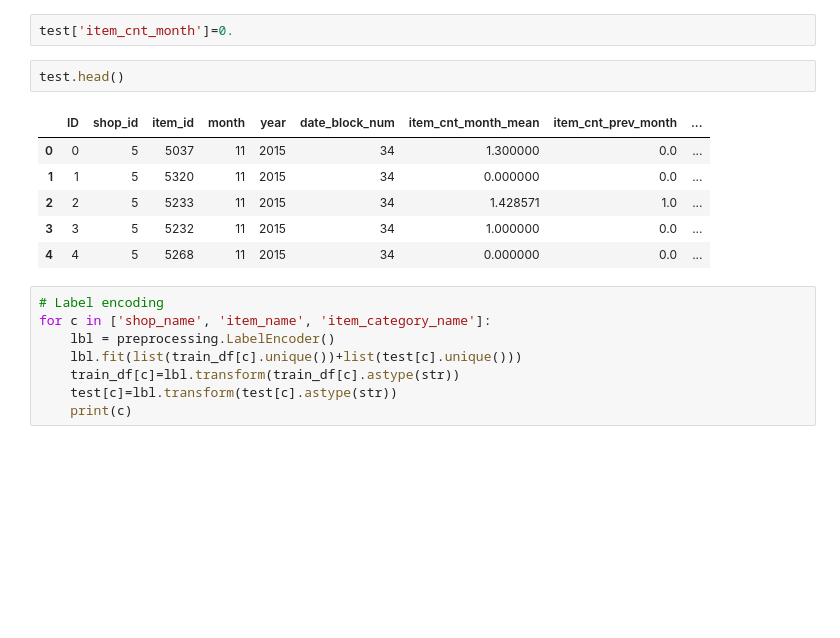
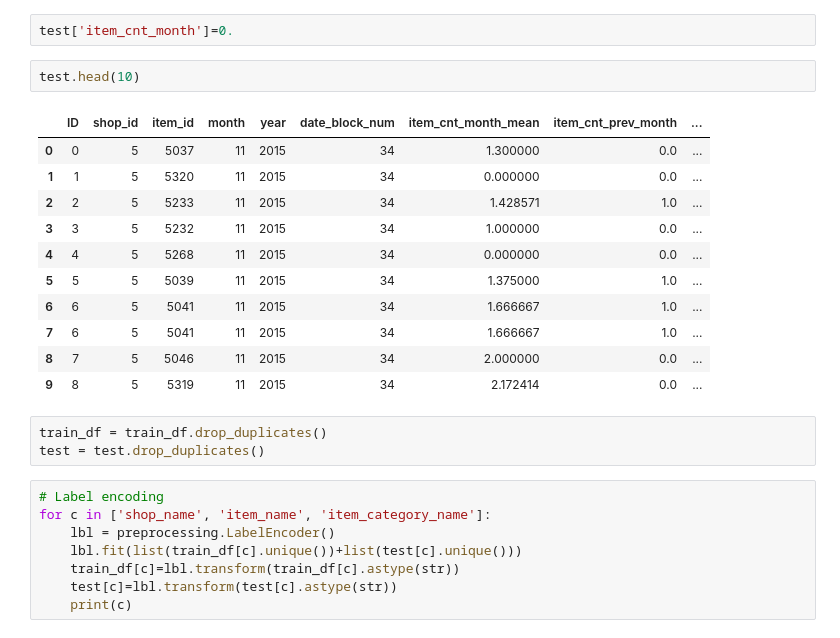
Before and after one commit to the-chiefdom/Predict_Future_Sales, a Jupyter notebook: Wrangling_Exploratory.ipynb, the cells around one changed output. Saved outputs shown, nothing was run; the diff lists cells and outputs as text; blank space fills up the shorter version.

```diff
--- a/Wrangling_Exploratory.ipynb
+++ b/Wrangling_Exploratory.ipynb
@@ -388,14 +388,22 @@ test = pd.merge(test, shops, how='left', on='shop_id')
 # %%
 test['item_cnt_month']=0.
 # %%
-test.head()
+test.head(10)
 # %% [output]
 |  | ID | shop_id | item_id | month | year | date_block_num | item_cnt_month_mean | item_cnt_prev_month | ... |
 | 0 | 0 | 5 | 5037 | 11 | 2015 | 34 | 1.300000 | 0.0 | ... |
 | 1 | 1 | 5 | 5320 | 11 | 2015 | 34 | 0.000000 | 0.0 | ... |
 | 2 | 2 | 5 | 5233 | 11 | 2015 | 34 | 1.428571 | 1.0 | ... |
 | 3 | 3 | 5 | 5232 | 11 | 2015 | 34 | 1.000000 | 0.0 | ... |
 | 4 | 4 | 5 | 5268 | 11 | 2015 | 34 | 0.000000 | 0.0 | ... |
+| 5 | 5 | 5 | 5039 | 11 | 2015 | 34 | 1.375000 | 1.0 | ... |
+| 6 | 6 | 5 | 5041 | 11 | 2015 | 34 | 1.666667 | 1.0 | ... |
+| 7 | 6 | 5 | 5041 | 11 | 2015 | 34 | 1.666667 | 1.0 | ... |
+| 8 | 7 | 5 | 5046 | 11 | 2015 | 34 | 2.000000 | 0.0 | ... |
+| 9 | 8 | 5 | 5319 | 11 | 2015 | 34 | 2.172414 | 0.0 | ... |
+# %%
+train_df = train_df.drop_duplicates()
+test = test.drop_duplicates()
 # %%
 # Label encoding
 for c in ['shop_name', 'item_name', 'item_category_name']:
```
Also changed, not shown: parts of 2 cells of this notebook, 2 other files.
